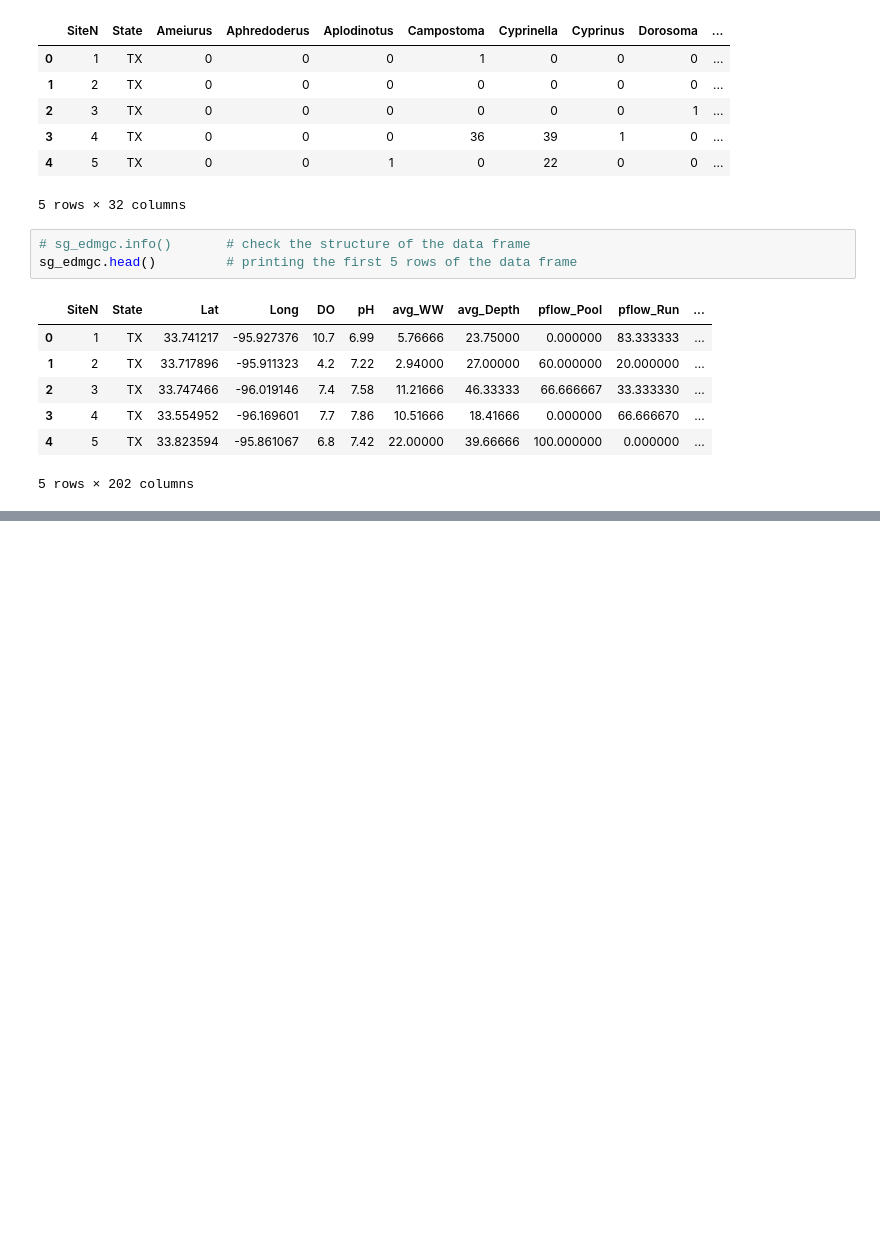
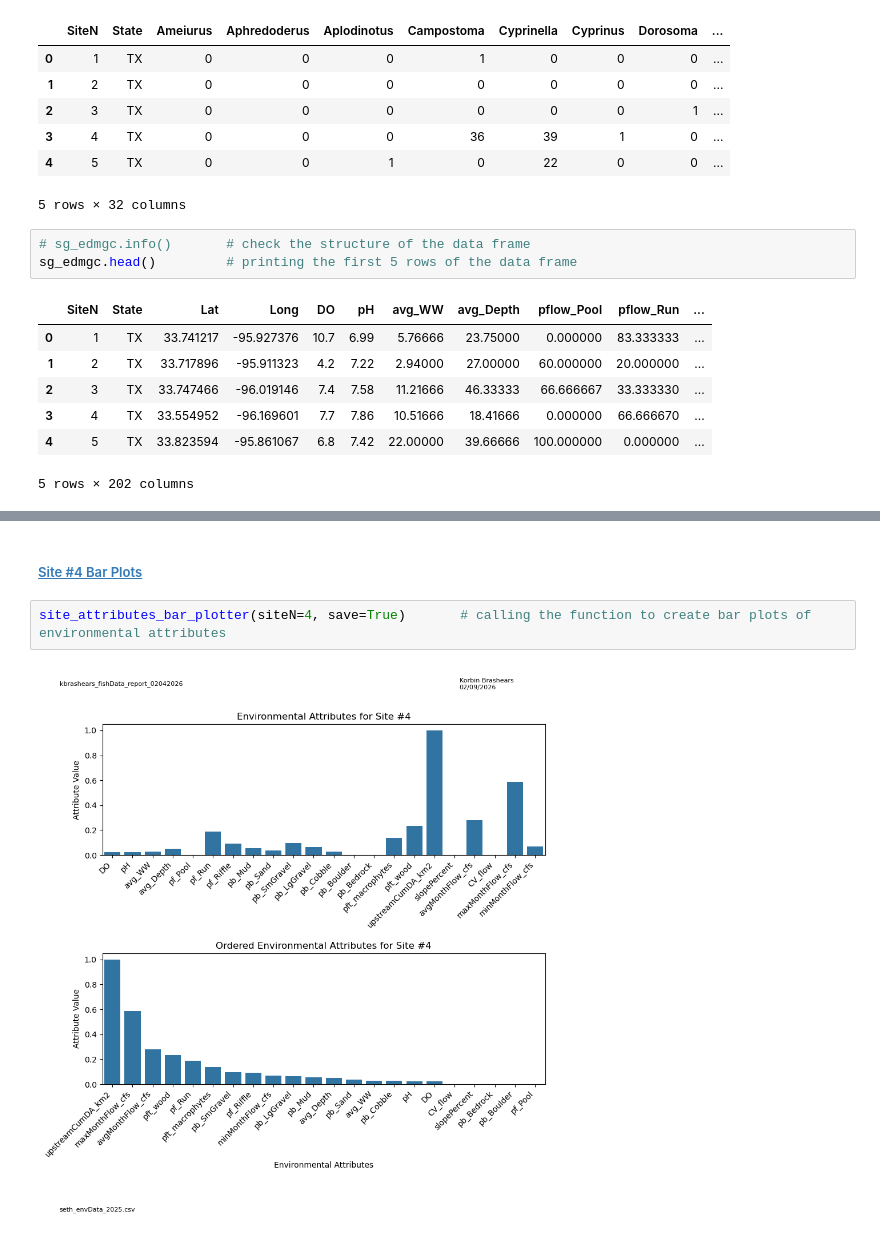
Before and after one commit to PaperClips848/FishProject, a Jupyter notebook: python_code/kbrashears_fishData_report_02042026.ipynb, the cells around one changed output, grey strips where cells are left out. Drawn from its saved outputs; the diff is of its cells as text; blank space fills up the shorter version.

```diff
--- a/python_code/kbrashears_fishData_report_02042026.ipynb
+++ b/python_code/kbrashears_fishData_report_02042026.ipynb
@@ -213,0 +427,6 @@ plt.show()                                                              # displa
+# %% [markdown]
+##### <a id='toc1_3_5_1_2_'></a>[Site #4 Bar Plots](#toc0_)
+# %%
+site_attributes_bar_plotter(siteN=4, save=True)       # calling the function to create bar plots of environmental attributes
+# %% [output]
+[figure, added]
```
Also changed, not shown: parts of 47 cells of this notebook, 22 other files.
